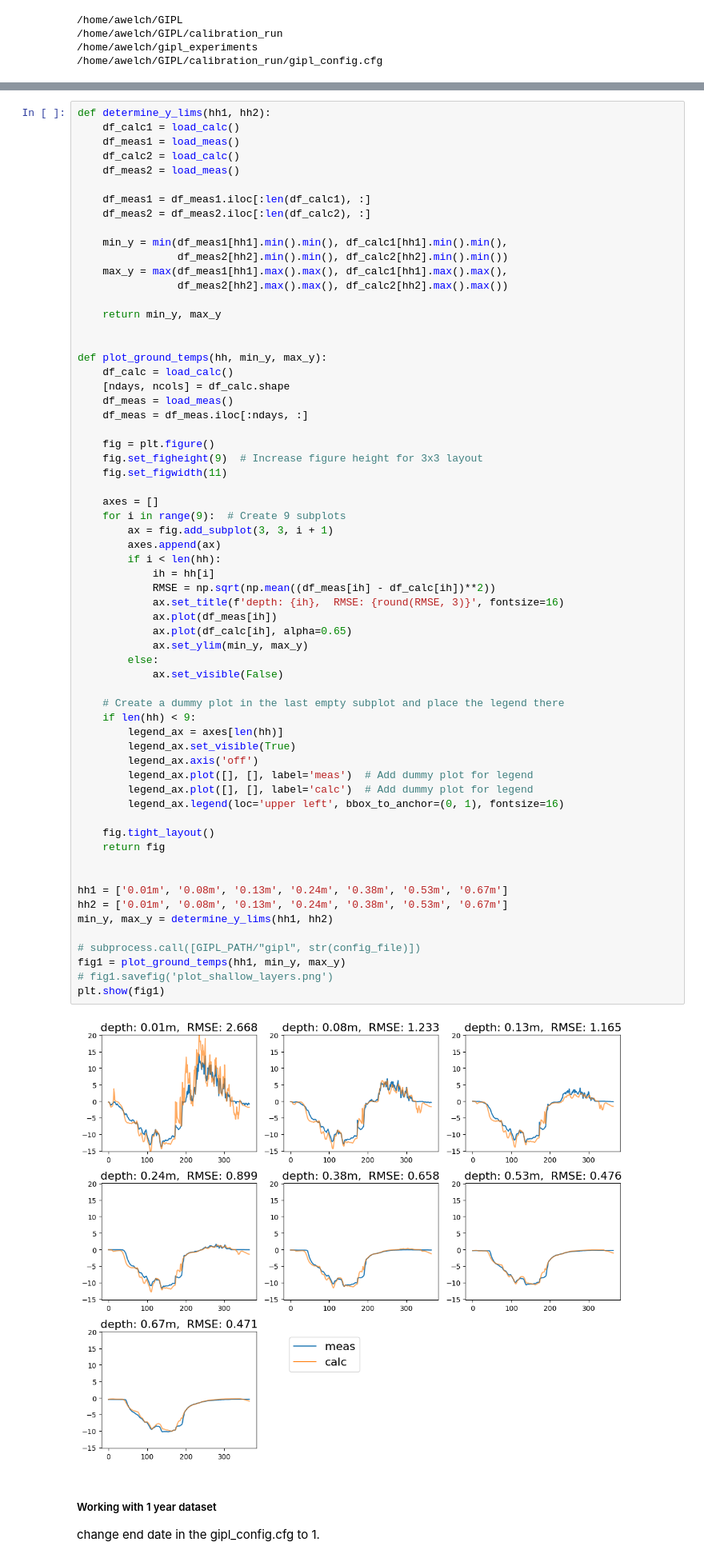
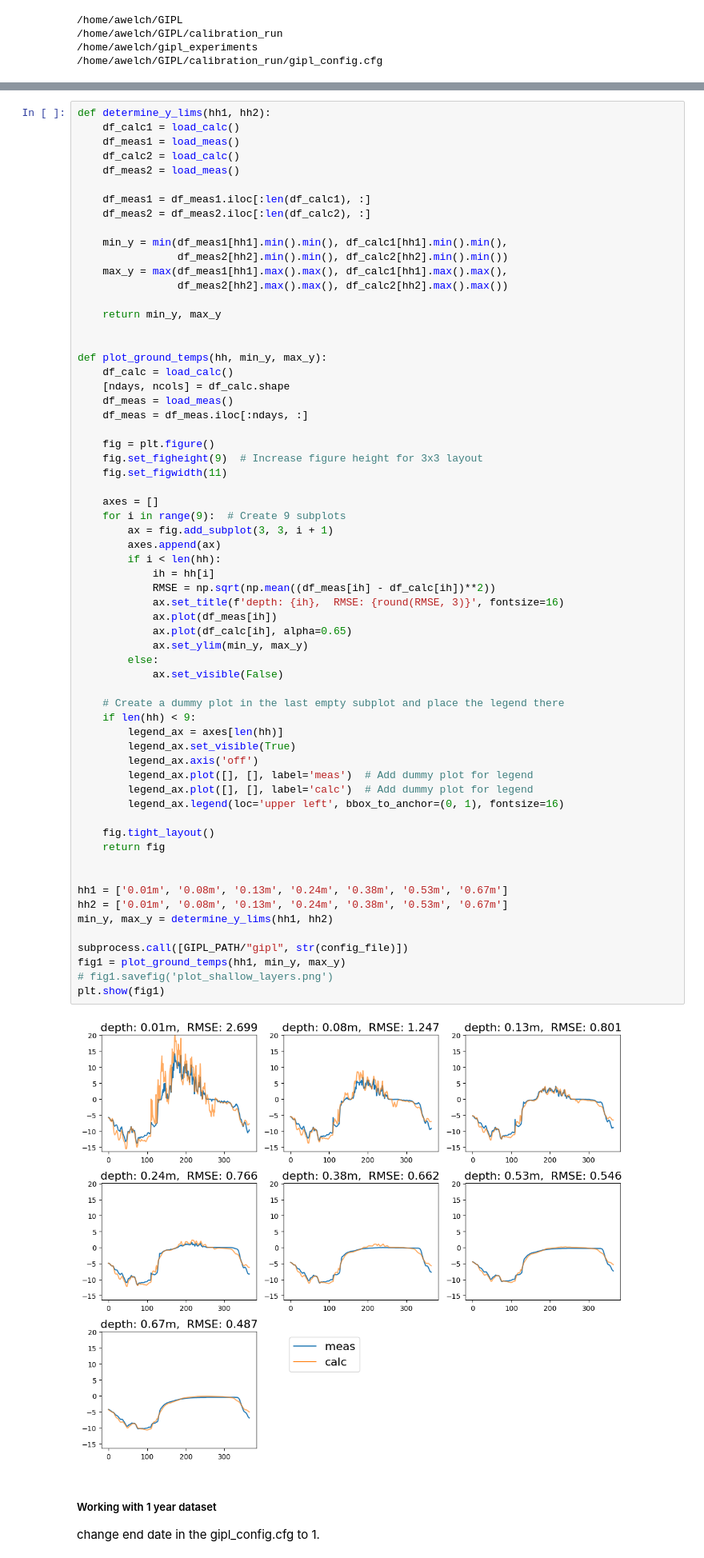
Before and after one commit to allisonwelch1/GIPL, a Jupyter notebook: calibration_run/allison_results_plot.ipynb, the cells around one changed output, grey strips where cells are left out. Shown: that part at 80% size. Drawn from its saved outputs; the diff is of its cells as text.

```diff
--- a/calibration_run/allison_results_plot.ipynb
+++ b/calibration_run/allison_results_plot.ipynb
@@ -132,35 +132,35 @@ def plot_ground_temps(hh, min_y, max_y):
             ih = hh[i]
             RMSE = np.sqrt(np.mean((df_meas[ih] - df_calc[ih])**2))
             ax.set_title(f'depth: {ih},  RMSE: {round(RMSE, 3)}', fontsize=16)
             ax.plot(df_meas[ih])
             ax.plot(df_calc[ih], alpha=0.65)
             ax.set_ylim(min_y, max_y)
         else:
             ax.set_visible(False)
 
     # Create a dummy plot in the last empty subplot and place the legend there
     if len(hh) < 9:
         legend_ax = axes[len(hh)]
         legend_ax.set_visible(True)
         legend_ax.axis('off')
         legend_ax.plot([], [], label='meas')  # Add dummy plot for legend
         legend_ax.plot([], [], label='calc')  # Add dummy plot for legend
         legend_ax.legend(loc='upper left', bbox_to_anchor=(0, 1), fontsize=16)
 
     fig.tight_layout()
     return fig
 
 
 hh1 = ['0.01m', '0.08m', '0.13m', '0.24m', '0.38m', '0.53m', '0.67m']
 hh2 = ['0.01m', '0.08m', '0.13m', '0.24m', '0.38m', '0.53m', '0.67m']
 min_y, max_y = determine_y_lims(hh1, hh2)
 
-# subprocess.call([GIPL_PATH/"gipl", str(config_file)])
+subprocess.call([GIPL_PATH/"gipl", str(config_file)])
 fig1 = plot_ground_temps(hh1, min_y, max_y)
 # fig1.savefig('plot_shallow_layers.png')
 plt.show(fig1)
 # %% [output]
-[figure, old version]
+[figure, new version]
 # %% [markdown]
 <h5>Working with 1 year dataset</h5>
 change end date in the gipl_config.cfg to 1.
```
Also changed, not shown: parts of 10 cells of this notebook, 23 other files.
